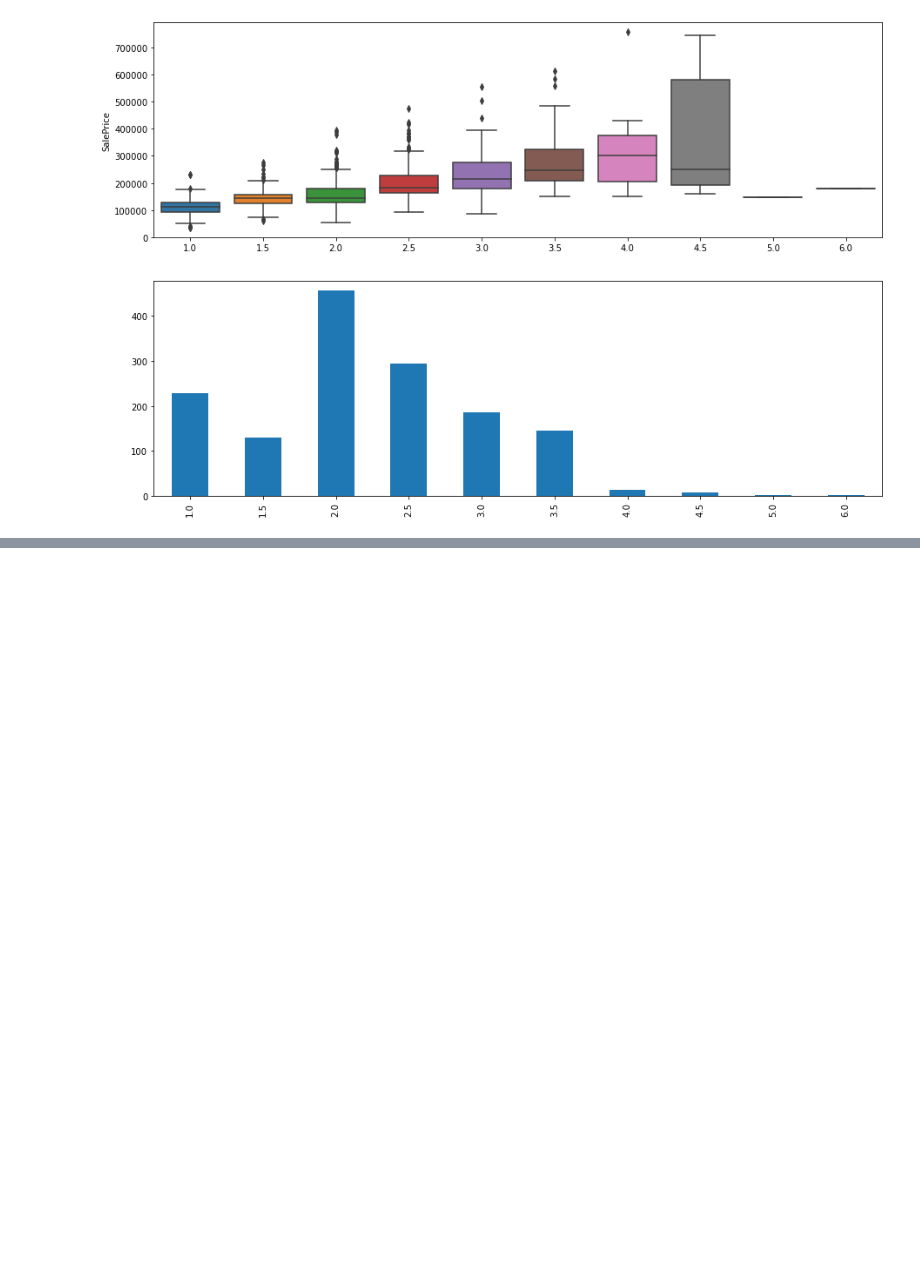
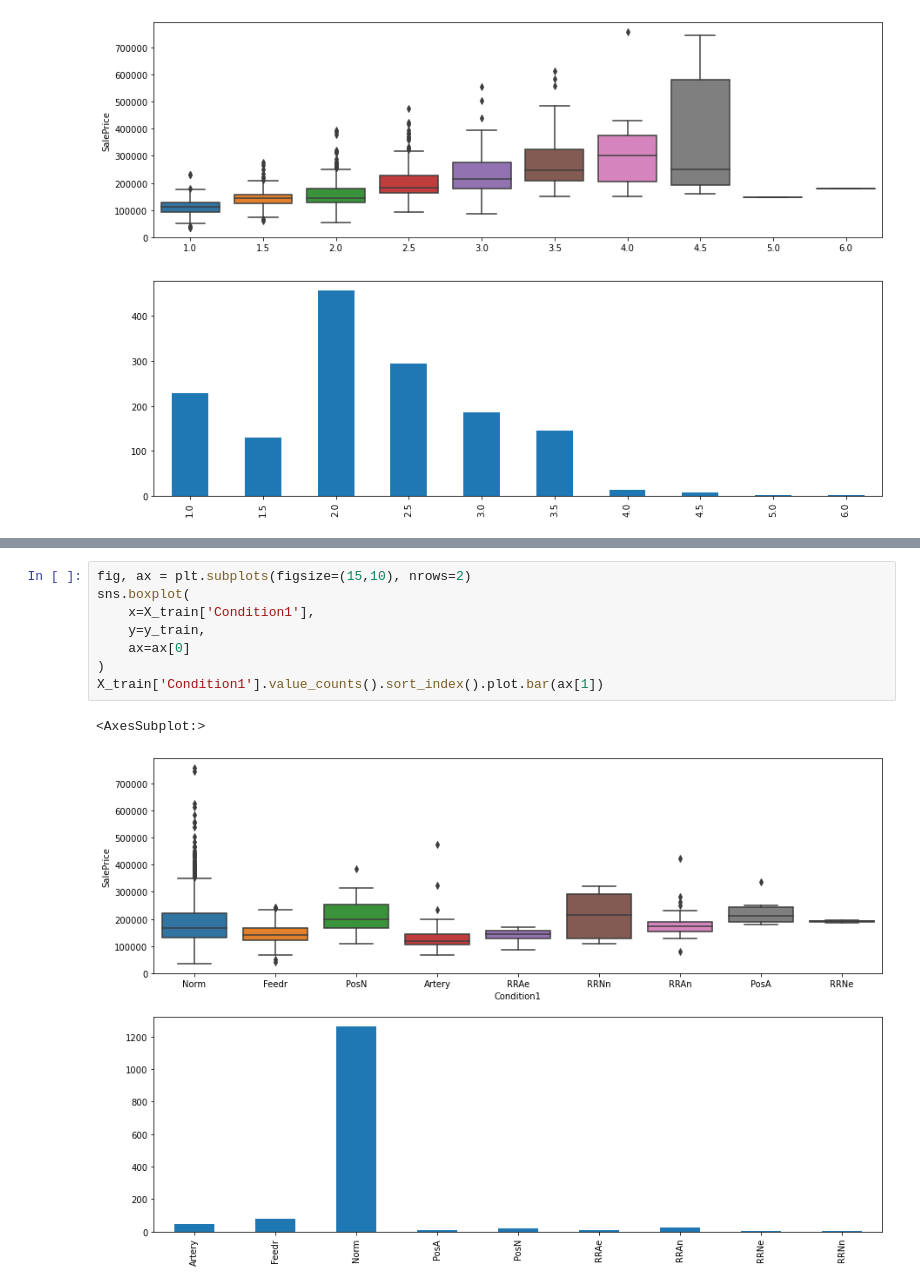
Before and after one commit to ejaebeen/house_prices, a Jupyter notebook: jupyter notebook/EDA.ipynb, the cells around one changed output, grey strips where cells are left out. Saved outputs shown, nothing was run; the diff lists cells and outputs as text; blank space fills up the shorter version.

```diff
--- a/jupyter notebook/EDA.ipynb
+++ b/jupyter notebook/EDA.ipynb
@@ -233,0 +313,11 @@ total_bathroom.value_counts().sort_index().plot.bar(ax[1])
+# %%
+fig, ax = plt.subplots(figsize=(15,10), nrows=2)
+sns.boxplot(
+    x=X_train['Condition1'],
+    y=y_train,
+    ax=ax[0]
+)
+X_train['Condition1'].value_counts().sort_index().plot.bar(ax[1])
+# %% [output]
+<AxesSubplot:>
+[figure, added]
```
Also changed, not shown: parts of 26 cells of this notebook.
